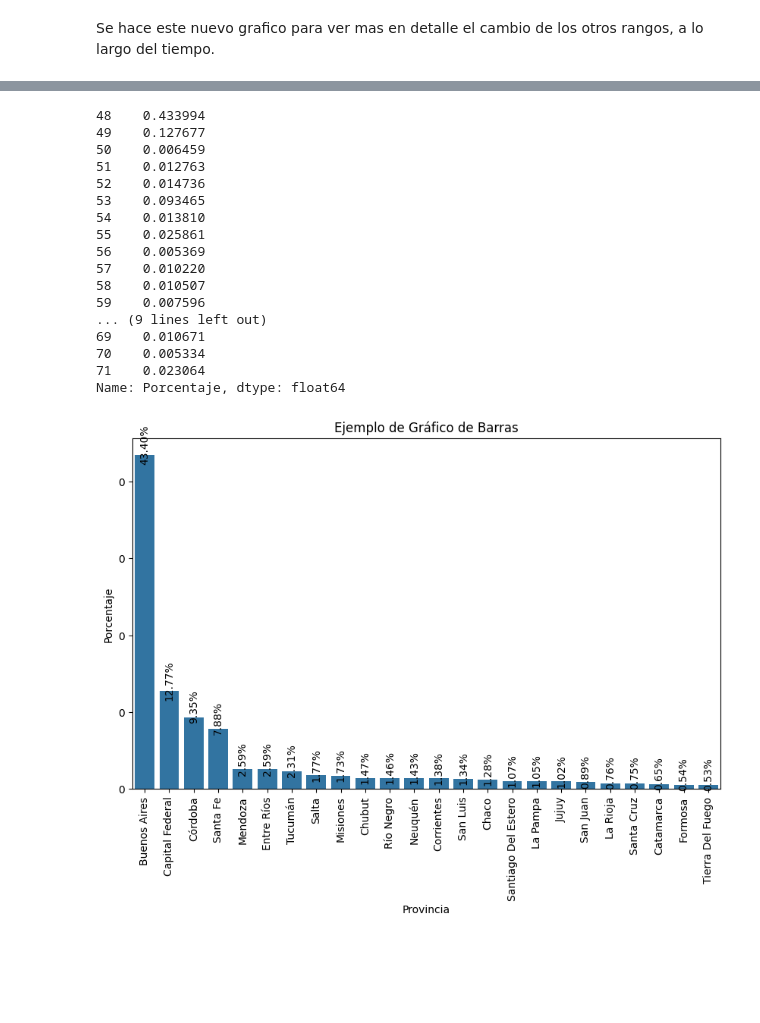
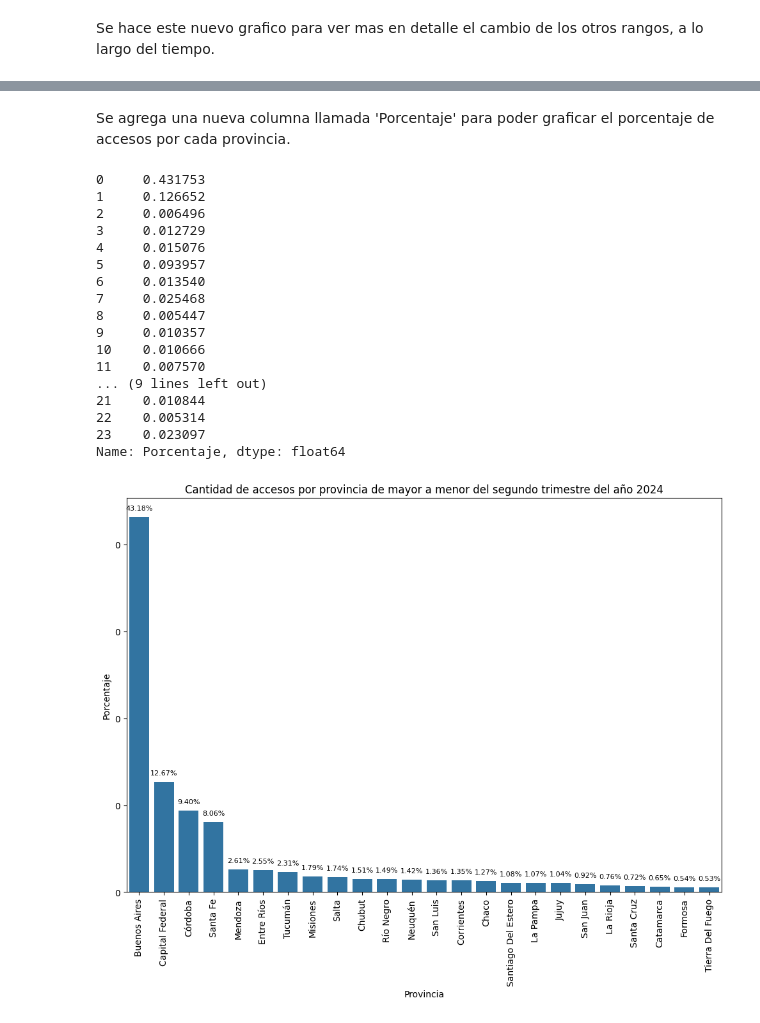
Before and after one commit to FranciscoHugoLezik/Proyecto-Individual-n-2-Telecomunicaciones, a Jupyter notebook: notebooks/EDA_accesos_por_rangos.ipynb, the cells around one changed output, grey strips where cells are left out. Cells and saved outputs as stored; diff of their text form; code cells hidden in the pictures; blank space fills up the shorter version.

```diff
--- a/notebooks/EDA_accesos_por_rangos.ipynb
+++ b/notebooks/EDA_accesos_por_rangos.ipynb
@@ -204,2 +218,5 @@ accesos_por_rangos[(accesos_por_rangos['Año'] == 2024) & (accesos_por_rangos['T
 # %%
-año_2024_trimestre_1 = accesos_por_rangos[(accesos_por_rangos['Año'] == 2024) & (accesos_por_rangos['Trimestre'] == 4)].copy()
+año_2024_trimestre_2 = accesos_por_rangos[
+    (accesos_por_rangos['Año'] == 2024)
+    & (accesos_por_rangos['Trimestre'] == 2)
+    ].copy()
@@ -225,42 +244,57 @@ Data columns (total 12 columns):
  11  Total                24 non-null     float64
 dtypes: float64(9), int64(2), object(1)
 memory usage: 2.4+ KB
+# %% [markdown]
+Se agrega una nueva columna llamada 'Porcentaje' para poder graficar el porcentaje de accesos por cada provincia.
 # %%
-año_2024_trimestre_1['Total'] = año_2024_trimestre_1['Total'].astype('int64')
+año_2024_trimestre_2['Total'] = año_2024_trimestre_2['Total'].astype('int64')
 # %%
-año_2024_trimestre_1['Porcentaje'] = año_2024_trimestre_1['Total'] / año_2024_trimestre_1['Total'].sum()
+año_2024_trimestre_2['Porcentaje'] = año_2024_trimestre_2['Total'] / año_2024_trimestre_2['Total'].sum()
 # %%
-año_2024_trimestre_1['Porcentaje']
+año_2024_trimestre_2['Porcentaje']
 # %% [output]
-48    0.433994
-49    0.127677
-50    0.006459
-51    0.012763
-52    0.014736
-53    0.093465
-54    0.013810
-55    0.025861
-56    0.005369
-57    0.010220
-58    0.010507
-59    0.007596
+0     0.431753
+1     0.126652
+2     0.006496
+3     0.012729
+4     0.015076
+5     0.093957
+6     0.013540
+7     0.025468
+8     0.005447
+9     0.010357
+10    0.010666
+11    0.007570
 ... (9 lines left out)
-69    0.010671
-70    0.005334
-71    0.023064
+21    0.010844
+22    0.005314
+23    0.023097
 Name: Porcentaje, dtype: float64
 # %%
-año_2024_trimestre_1 = año_2024_trimestre_1.sort_values(by='Porcentaje', ascending=False)
+año_2024_trimestre_2 = año_2024_trimestre_2.sort_values(by='Porcentaje', ascending=False)
 # %%
-plt.figure(figsize=(10, 6))
-ax = sns.barplot(x='Provincia', y='Porcentaje', data=año_2024_trimestre_1)
-plt.title('Ejemplo de Gráfico de Barras')
+plt.figure(figsize=(12, 8))
+ax = sns.barplot(x='Provincia', y='Porcentaje', data=año_2024_trimestre_2)
+plt.title('Cantidad de accesos por provincia de mayor a menor del segundo trimestre del año 2024')
 plt.xlabel('Provincia')
 plt.ylabel('Porcentaje')
 plt.xticks(rotation=90)
-ax.yaxis.set_major_formatter(plt.FuncFormatter(lambda x, loc: "{:,}".format(int(x))))
+ax.yaxis.set_major_formatter(
+    plt.FuncFormatter(
+        lambda x, loc: "{:,}".format(int(x))
+        )
+    )
 for p in ax.patches:
-    ax.annotate(f'{p.get_height():.2%}', (p.get_x() + p.get_width() / 2., p.get_height()), ha='center', va='center', xytext=(0, 10), textcoords='offset points', rotation=90)
+    ax.annotate(
+        f'{p.get_height():.2%}',
+        (p.get_x() + p.get_width() / 2., p.get_height()),
+        ha='center',
+        va='center',
+        xytext=(0, 10),
+        textcoords='offset points',
+        rotation=0,
+        fontsize=8
+        )
 plt.show()
 # %% [output]
-[figure, old version]
+[figure, new version]
```
Also changed, not shown: parts of 22 cells of this notebook, 3 other files.
